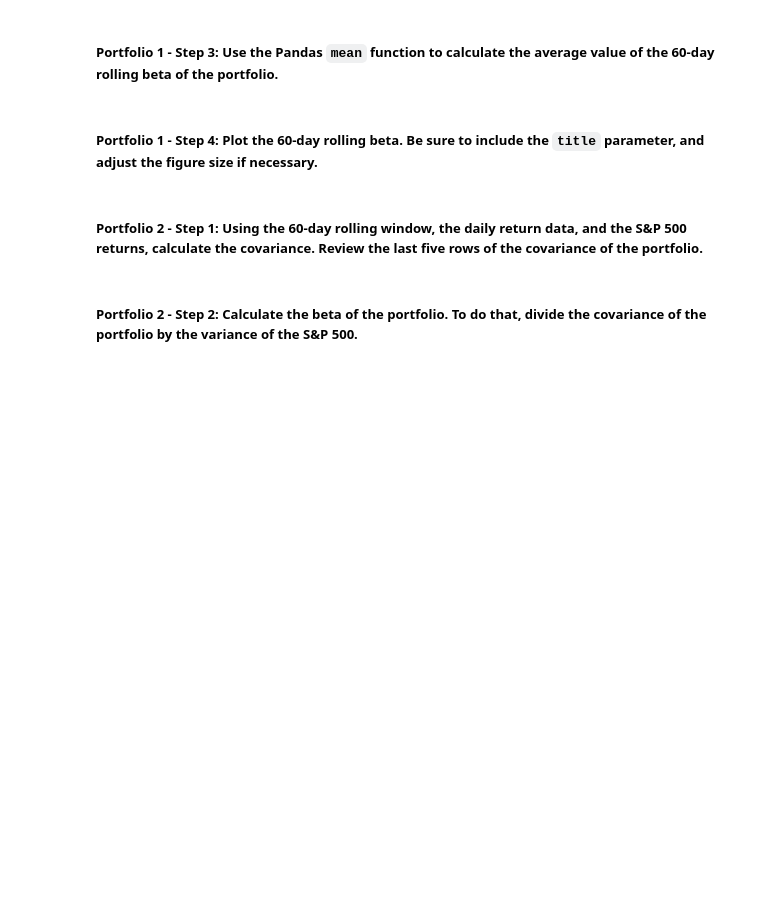
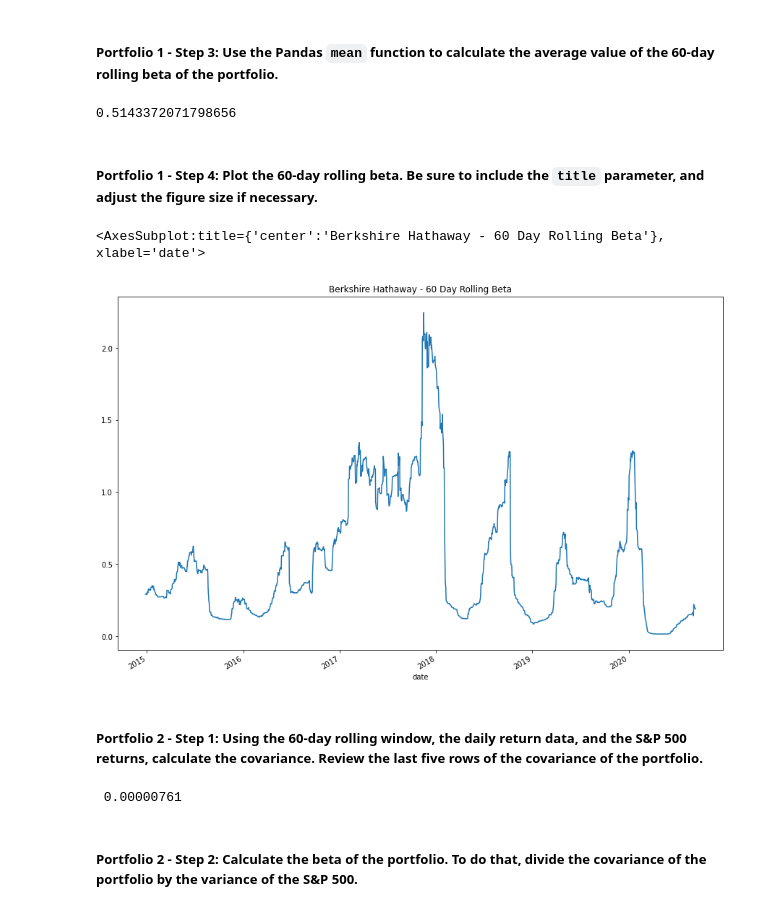
Before and after one commit to creamybokeh/Analyzing-Portfolio-Risk-and-Return, a Jupyter notebook: risk_return_analysis.ipynb, the cells around one changed output. Cells and saved outputs as stored; diff of their text form; code cells hidden in the pictures; blank space fills up the shorter version.

Commit message:
Ran beta calculations and made final conclusion.

```diff
--- a/risk_return_analysis.ipynb
+++ b/risk_return_analysis.ipynb
@@ -355,8 +355,9 @@ Your analysis is nearing completion. Now, you need to evaluate how the portfolio
 #### Use the Pandas `var` function to calculate the variance of the S&P 500 by using a 60-day rolling window. Visualize the last five rows of the variance of the S&P 500.
 # %%
 # Calculate the variance of the S&P 500 using a rolling 60-day window.
-sp500_var_df = whale_navs_daily_returns["S&P 500"].rolling(window=60)
-sp500_var_df.var().tail()
+sp500_rolling_60 = whale_navs_daily_returns["S&P 500"].rolling(window=60)
+sp500_var= sp500_rolling_60.var()
+sp500_var.tail()
 # %% [output]
 date
 2020-09-04    0.000103
@@ -380,4 +381,5 @@ Name: S&P 500, dtype: float64
 # %%
 # Calculate the covariance using a 60-day rolling window
 # Review the last five rows of the covariance data
-# YOUR CODE HERE
+berkshire_covariance = whale_navs_daily_returns['BERKSHIRE HATHAWAY INC'].cov(whale_navs_daily_returns['S&P 500'])
+print(f"{berkshire_covariance: .8f} ")
@@ -386,4 +390,5 @@ Name: S&P 500, dtype: float64
 # %%
 # Calculate the beta based on the 60-day rolling covariance compared to the market (S&P 500)
 # Review the last five rows of the beta information
-# YOUR CODE HERE
+berkshire_beta = berkshire_covariance / sp500_var
+berkshire_beta.tail()
@@ -391,19 +404,27 @@ Name: S&P 500, dtype: float64
 ##### Portfolio 1 - Step 3: Use the Pandas `mean` function to calculate the average value of the 60-day rolling beta of the portfolio.
 # %%
 # Calculate the average of the 60-day rolling beta
-# YOUR CODE HERE
+berkshire_beta.mean()
+# %% [output]
+0.5143372071798656
 # %% [markdown]
 ##### Portfolio 1 - Step 4: Plot the 60-day rolling beta. Be sure to include the `title` parameter, and adjust the figure size if necessary.
 # %%
 # Plot the rolling beta
 # Include a title parameter and adjust the figure size
-# YOUR CODE HERE
+berkshire_beta.plot.line(title="Berkshire Hathaway - 60 Day Rolling Beta", figsize=(15,10))
+# %% [output]
+<AxesSubplot:title={'center':'Berkshire Hathaway - 60 Day Rolling Beta'}, xlabel='date'>
+[figure, added]
 # %% [markdown]
 ##### Portfolio 2 - Step 1: Using the 60-day rolling window, the daily return data, and the S&P 500 returns, calculate the covariance. Review the last five rows of the covariance of the portfolio.
 # %%
 # Calculate the covariance using a 60-day rolling window
 # Review the last five rows of the covariance data
-# YOUR CODE HERE
+tiger_mgmt_covariance = whale_navs_daily_returns['TIGER GLOBAL MANAGEMENT LLC'].cov(whale_navs_daily_returns['S&P 500'])
+print(f"{tiger_mgmt_covariance: .8f} ")
+# %% [output]
+ 0.00000761
 # %% [markdown]
 ##### Portfolio 2 - Step 2: Calculate the beta of the portfolio. To do that, divide the covariance of the portfolio by the variance of the S&P 500.
 # %%
```
Also changed, not shown: parts of 7 cells of this notebook.
